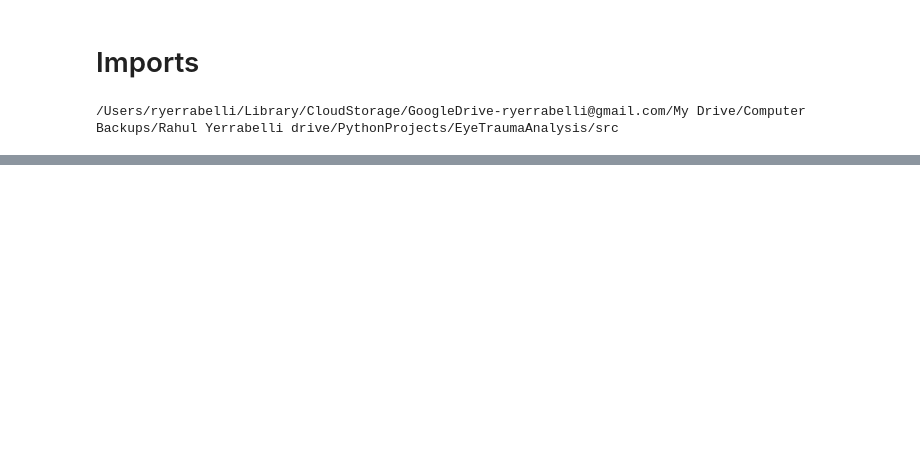
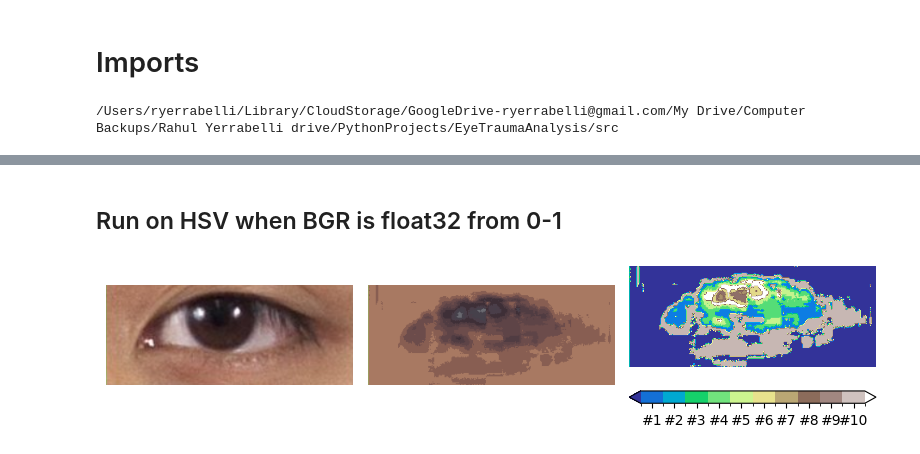
Before and after one commit to ethanrasmussen/EyeTraumaAnalysis, a Jupyter notebook: src/notebooks/RSY_2_kmeans_save_output.ipynb, the cells around one changed output, grey strips where cells are left out. Cells and saved outputs as stored; diff of their text form; code cells hidden in the pictures; blank space fills up the shorter version.

```diff
--- a/src/notebooks/RSY_2_kmeans_save_output.ipynb
+++ b/src/notebooks/RSY_2_kmeans_save_output.ipynb
@@ -42,0 +205,12 @@ importlib.reload(EyeTraumaAnalysis);
+# %% [markdown]
+##  Run on HSV when BGR is float32 from 0-1
+# %%
+image = EyeTraumaAnalysis.Image(f"data/01_raw/{img_file_num}.png")
+img_bgr = image.img
+img_hsv = cv2.cvtColor(np.float32(img_bgr)/255.0, cv2.COLOR_BGR2HSV)  # needs to be float32, not the default float64
+centers, kmeans_masks, res_hsv, clusters  = EyeTraumaAnalysis.create_kmeans(img_hsv)
+masks_summed = EyeTraumaAnalysis.get_masked_sums(kmeans_masks)
+res_bgr = np.uint8((cv2.cvtColor(res_hsv, cv2.COLOR_HSV2BGR)) *255)
+plot_kmeans_subplots_view_simple(img_bgr, res_bgr, masks_summed)
+# %% [output]
+[figure, added]
```
Also changed, not shown: parts of 38 cells of this notebook, 3 other files.
